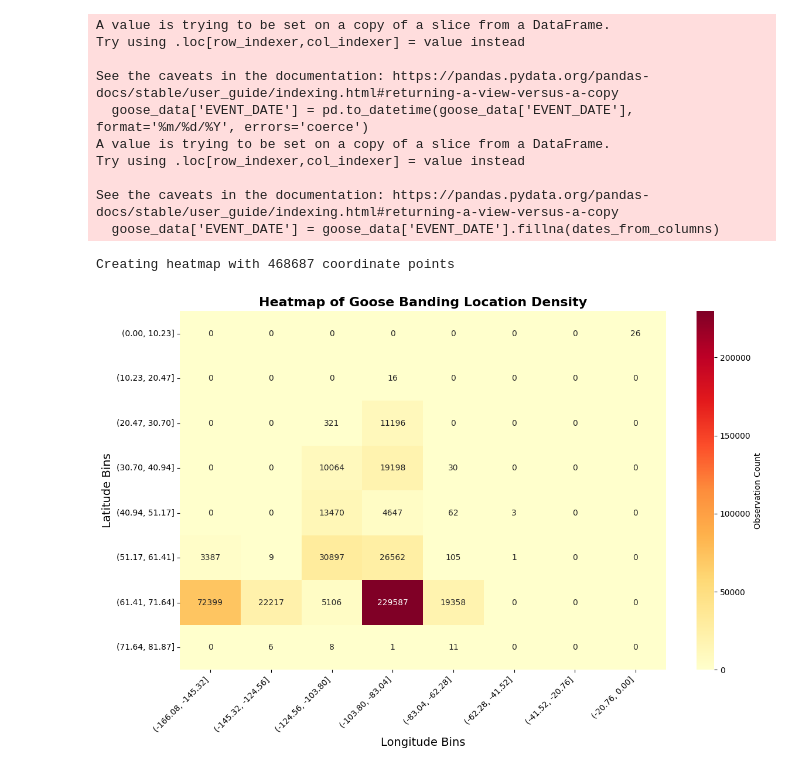
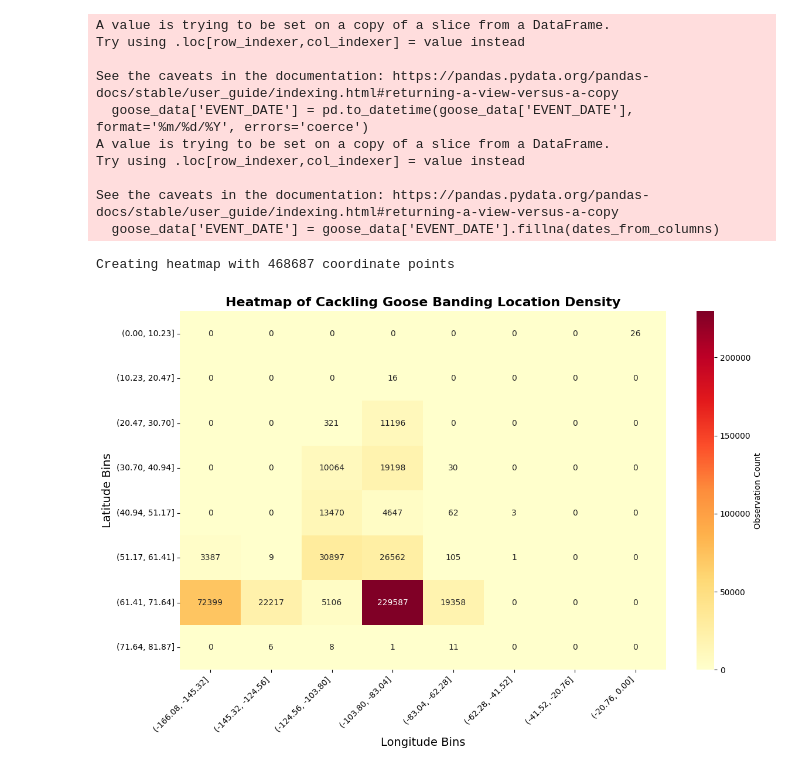
Before and after one commit to BoAndArrows/CMSC320-Final-B-W-Y-C, a Jupyter notebook: cackling_goose2.ipynb, the cells around one changed output. Cells and saved outputs as stored; diff of their text form; code cells hidden in the pictures.

```diff
--- a/cackling_goose2.ipynb
+++ b/cackling_goose2.ipynb
@@ -132,32 +142,32 @@ def create_heatmap(data, bins=8):
     counts, lat_edges, lon_edges = np.histogram2d(lat_values, lon_values,
                                                   bins=[lat_bins, lon_bins])
 
     # Create bin labels
     lat_labels = [f"({lat_edges[i]:.2f}, {lat_edges[i+1]:.2f}]"
                   for i in range(len(lat_edges)-1)]
     lon_labels = [f"({lon_edges[i]:.2f}, {lon_edges[i+1]:.2f}]"
                   for i in range(len(lon_edges)-1)]
 
     # Create the heatmap
     plt.figure(figsize=(12, 8))
 
     sns.heatmap(counts,
                 xticklabels=lon_labels,
                 yticklabels=lat_labels,
                 cmap='YlOrRd',
                 cbar_kws={'label': 'Observation Count'},
                 annot=True,
                 fmt='.0f')
 
-    plt.title('Heatmap of Goose Banding Location Density', fontsize=16, fontweight='bold')
+    plt.title('Heatmap of Cackling Goose Banding Location Density', fontsize=16, fontweight='bold')
     plt.xlabel('Longitude Bins', fontsize=14)
     plt.ylabel('Latitude Bins', fontsize=14)
     plt.xticks(rotation=45, ha='right')
     plt.tight_layout()
     plt.show()
 
 # Try to create the heatmap
 create_heatmap(goose_data, bins=8)
 # %% [output]
 Creating heatmap with 468687 coordinate points
-[figure, old version]
+[figure, new version]
```
Also changed, not shown: parts of 3 cells of this notebook.
